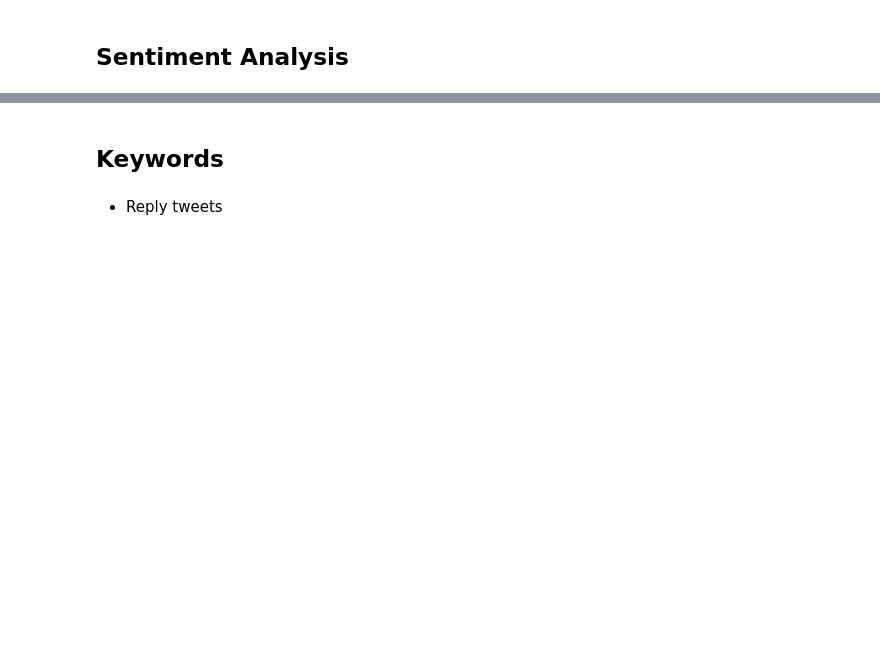
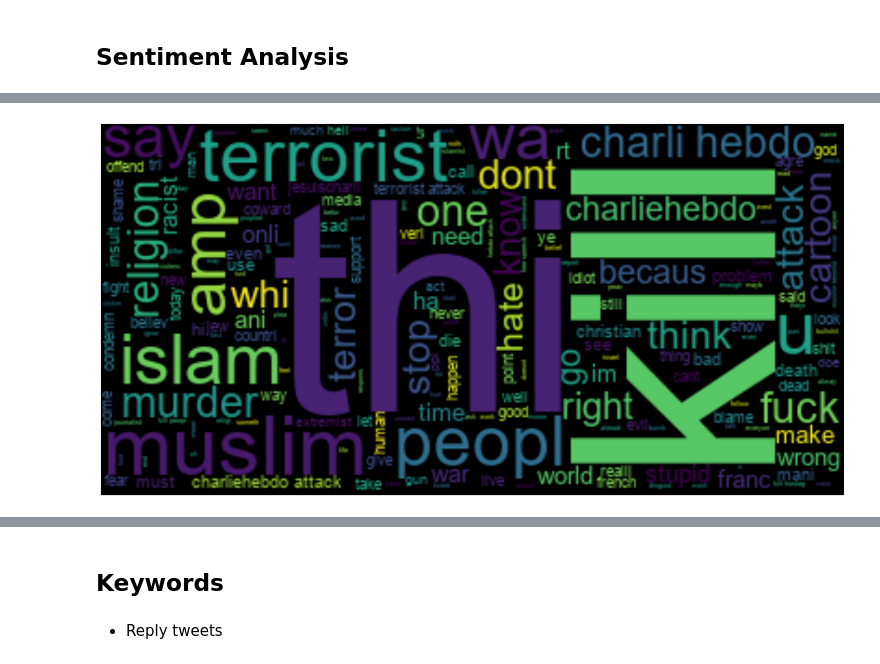
Before and after one commit to yuchen74/BeforeThesis, a Jupyter notebook: charliehebdo/4 Visulization.ipynb, the cells around one changed output, grey strips where cells are left out. Saved outputs shown, nothing was run; the diff lists cells and outputs as text; code cells hidden in the pictures; blank space fills up the shorter version.

```diff
--- a/charliehebdo/4 Visulization.ipynb
+++ b/charliehebdo/4 Visulization.ipynb
@@ -103,0 +124,9 @@ AttributeError: 'Rectangle' object has no property 'stacked'
+# %%
+text = " ".join(i for i in df.loc[df.reply_sentiment =='Negative']['cleaned_reply_tw'])
+plt.figure(figsize=(20,10))
+wordcloud = WordCloud(background_color="black", font_path='arial').generate(text)
+plt.imshow(wordcloud,interpolation='bilinear')
+plt.axis('off')
+plt.show()
+# %% [output]
+[figure, added]
```
Also changed, not shown: parts of 17 cells of this notebook, 11 other files.
